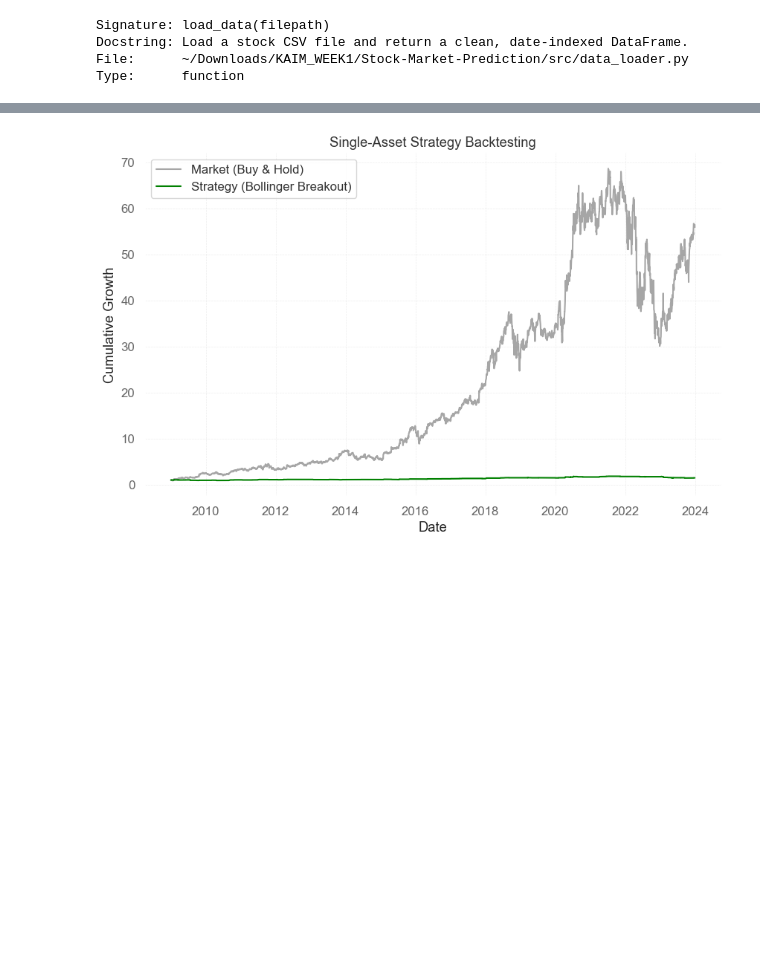
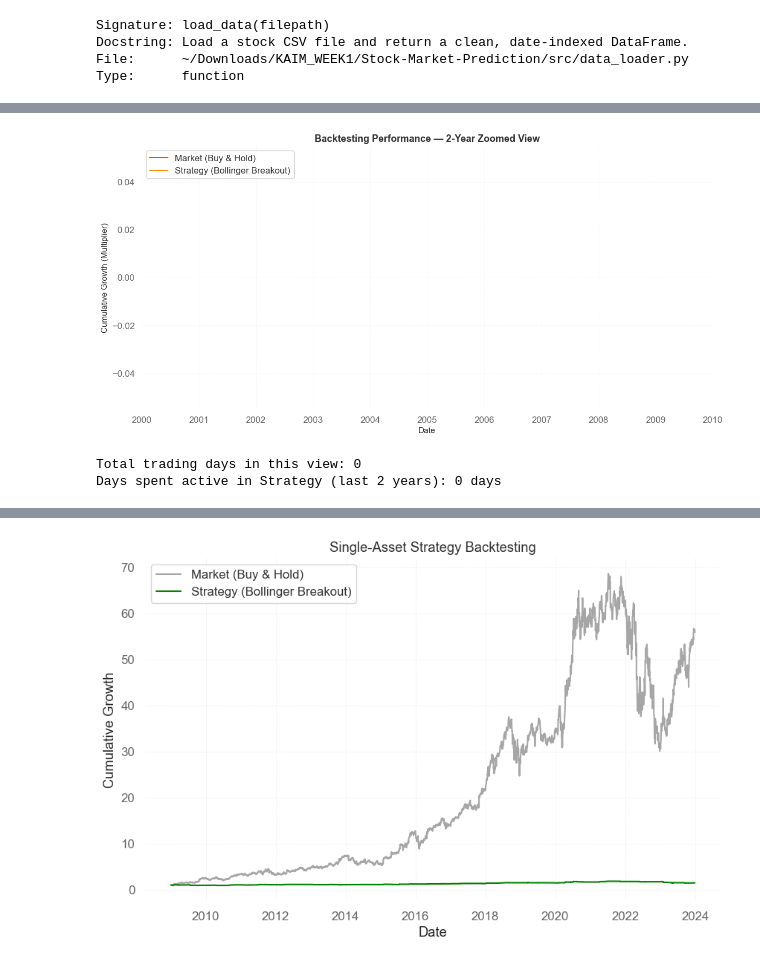
Before and after one commit to Bethelhemtekabe/Stock-Market-Prediction, a Jupyter notebook: Notebook/second.ipynb, the cells around one changed output, grey strips where cells are left out. Cells and saved outputs as stored; diff of their text form; code cells hidden in the pictures; blank space fills up the shorter version.

```diff
--- a/Notebook/second.ipynb
+++ b/Notebook/second.ipynb
@@ -288,0 +430,47 @@ Trailing PE: 35.245464
+# %%
+import matplotlib.pyplot as plt
+import talib
+
+# 1. Calculate Bollinger Bands across the whole dataset first to prevent edge-calculation errors
+df2['upper_band'], df2['middle_band'], df2['lower_band'] = talib.BBANDS(
+    df2['Close'], timeperiod=20, nbdevup=2, nbdevdn=2, matype=0
+)
+
+# 2. Run the strategy math
+df2['Returns'] = df2['Close'].pct_change()
+df2['Signal'] = 0
+df2.loc[df2['Close'] > df2['upper_band'], 'Signal'] = 1
+df2['Strategy_Returns'] = df2['Signal'].shift(1) * df2['Returns']
+
+# ==============================================================================
+# NEW STEP: Slice the DataFrame to focus strictly on the last 2 years (2024 to 2026)
+# ==============================================================================
+df2_sliced = df2.loc['2024-04':'2026-04'].copy()
+
+# Calculate cumulative performance on the 2-year slice only
+cumulative_market_2yr = (1 + df2_sliced['Returns'].fillna(0)).cumprod()
+cumulative_strategy_2yr = (1 + df2_sliced['Strategy_Returns'].fillna(0)).cumprod()
+
+# ==============================================================================
+# 3. Plot the performance curves clearly
+# ==============================================================================
+plt.figure(figsize=(12, 6))
+plt.plot(cumulative_market_2yr, label='Market (Buy & Hold)', color='steelblue', linewidth=1.5)
+plt.plot(cumulative_strategy_2yr, label='Strategy (Bollinger Breakout)', color='darkorange', linewidth=1.5)
+
+plt.title("Backtesting Performance — 2-Year Zoomed View", fontsize=13, fontweight='bold')
+plt.xlabel("Date", fontsize=11)
+plt.ylabel("Cumulative Growth (Multiplier)", fontsize=11)
+plt.grid(True, linestyle='--', alpha=0.3)
+plt.legend(loc='upper left')
+
+plt.tight_layout()
+plt.show()
+
+# Print metrics for the specific 2-year window
+print(f"Total trading days in this view: {len(df2_sliced)}")
+print(f"Days spent active in Strategy (last 2 years): {df2_sliced['Signal'].sum()} days")
+# %% [output]
+[figure, added]
+Total trading days in this view: 0
+Days spent active in Strategy (last 2 years): 0 days
```
Also changed, not shown: parts of 52 cells of this notebook.
